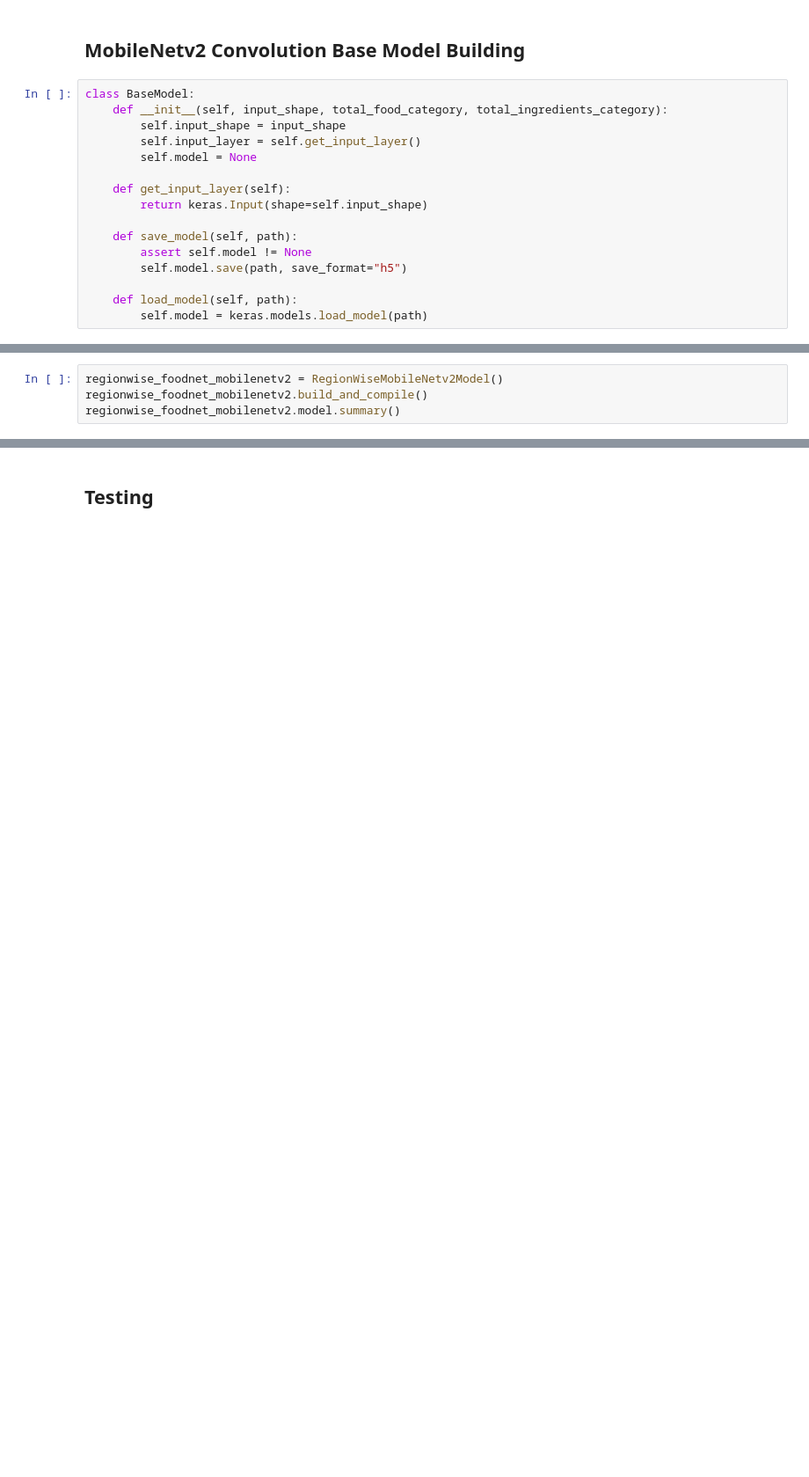
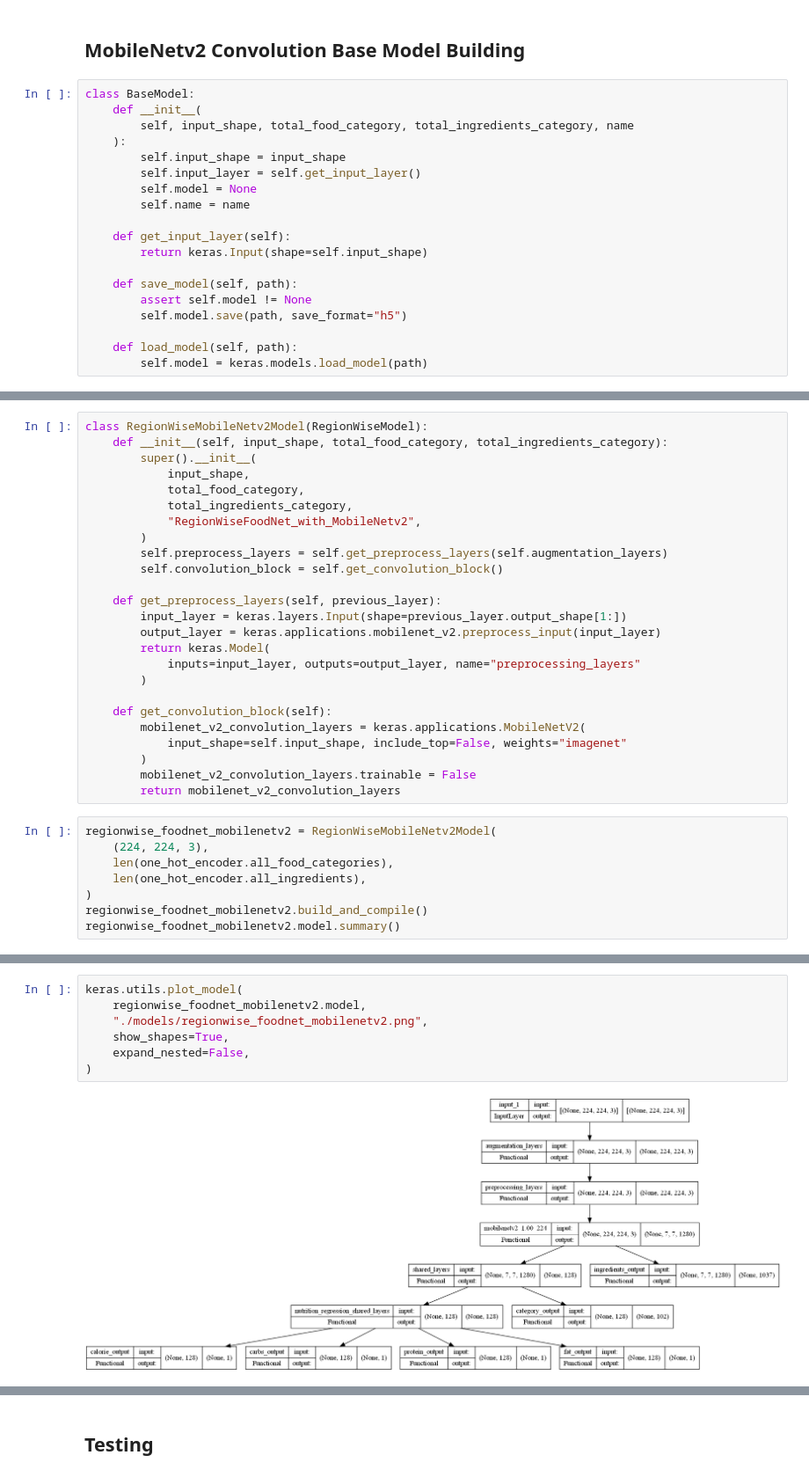
Before and after one commit to Cheng-K/FoodNet, a Jupyter notebook: main/build_model.ipynb, the cells around one changed output, grey strips where cells are left out. Shown: that part at 88% size. Cells and saved outputs as stored; diff of their text form; blank space fills up the shorter version.

```diff
--- a/main/build_model.ipynb
+++ b/main/build_model.ipynb
@@ -329,10 +329,13 @@ Validation size : 3131
 ## MobileNetv2 Convolution Base Model Building
 # %%
 class BaseModel:
-    def __init__(self, input_shape, total_food_category, total_ingredients_category):
+    def __init__(
+        self, input_shape, total_food_category, total_ingredients_category, name
+    ):
         self.input_shape = input_shape
         self.input_layer = self.get_input_layer()
         self.model = None
+        self.name = name
 
     def get_input_layer(self):
         return keras.Input(shape=self.input_shape)
@@ -848,8 +951,37 @@ class RegionWiseMobileNetv2Model(BaseModel):
         )
         self.model = model
         return model
+# %%
+class RegionWiseMobileNetv2Model(RegionWiseModel):
+    def __init__(self, input_shape, total_food_category, total_ingredients_category):
+        super().__init__(
+            input_shape,
+            total_food_category,
+            total_ingredients_category,
+            "RegionWiseFoodNet_with_MobileNetv2",
+        )
+        self.preprocess_layers = self.get_preprocess_layers(self.augmentation_layers)
+        self.convolution_block = self.get_convolution_block()
+
+    def get_preprocess_layers(self, previous_layer):
+        input_layer = keras.layers.Input(shape=previous_layer.output_shape[1:])
+        output_layer = keras.applications.mobilenet_v2.preprocess_input(input_layer)
+        return keras.Model(
+            inputs=input_layer, outputs=output_layer, name="preprocessing_layers"
+        )
+
+    def get_convolution_block(self):
+        mobilenet_v2_convolution_layers = keras.applications.MobileNetV2(
+            input_shape=self.input_shape, include_top=False, weights="imagenet"
+        )
+        mobilenet_v2_convolution_layers.trainable = False
+        return mobilenet_v2_convolution_layers
 # %%
-regionwise_foodnet_mobilenetv2 = RegionWiseMobileNetv2Model()
+regionwise_foodnet_mobilenetv2 = RegionWiseMobileNetv2Model(
+    (224, 224, 3),
+    len(one_hot_encoder.all_food_categories),
+    len(one_hot_encoder.all_ingredients),
+)
 regionwise_foodnet_mobilenetv2.build_and_compile()
 regionwise_foodnet_mobilenetv2.model.summary()
 # %% [output]
@@ -857,2 +1005,11 @@ ResourceExhaustedError: {{function_node __wrapped__Mul_device_/job:localhost/rep
+# %%
+keras.utils.plot_model(
+    regionwise_foodnet_mobilenetv2.model,
+    "./models/regionwise_foodnet_mobilenetv2.png",
+    show_shapes=True,
+    expand_nested=False,
+)
+# %% [output]
+[figure, added]
 # %%
 regionwise_foodnet_mobilenetv2.model.fit(
```
Also changed, not shown: parts of 15 cells of this notebook.
